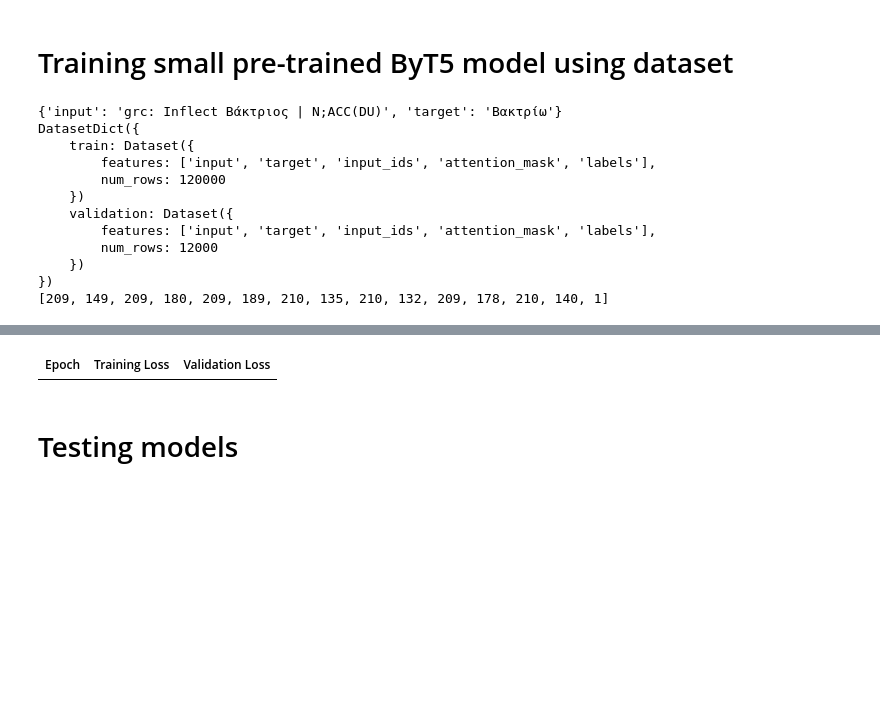
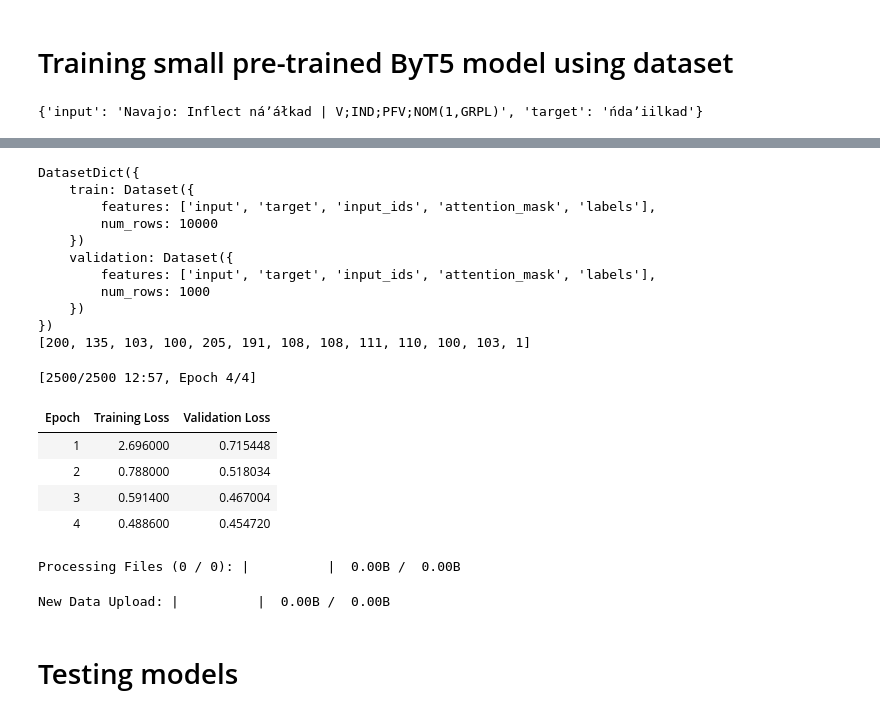
Before and after one commit to livles/morphological-inflection, a Jupyter notebook: ByT5/fine-tuning.ipynb, the cells around one changed output, grey strips where cells are left out. Drawn from its saved outputs; the diff is of its cells as text; code cells hidden in the pictures; blank space fills up the shorter version.

```diff
--- a/ByT5/fine-tuning.ipynb
+++ b/ByT5/fine-tuning.ipynb
@@ -45,6 +45,8 @@ LANGS = ["mul_2","amh","pol","ote"]
 LANGS = ["mul_2","amh","pol","ote"]
 LANGS = ["mul-language-code","mul-language-word"]
 LANGS = ["mul-language-code"]
+LANGS = ["5lang-sample"]
+
 
 PATH_JSON_DATA = "../preprocessing/preprocessing_to_json/data/"
 
@@ -165,15 +167,4 @@ for lang in LANGS:
     trainer.train()
     trainer.push_to_hub()
 # %% [output]
-{'input': 'grc: Inflect Βάκτριος | N;ACC(DU)', 'target': 'Βακτρίω'}
-DatasetDict({
-    train: Dataset({
-        features: ['input', 'target', 'input_ids', 'attention_mask', 'labels'],
-        num_rows: 120000
-    })
-    validation: Dataset({
-        features: ['input', 'target', 'input_ids', 'attention_mask', 'labels'],
-        num_rows: 12000
-    })
-})
-[209, 149, 209, 180, 209, 189, 210, 135, 210, 132, 209, 178, 210, 140, 1]
+{'input': 'Navajo: Inflect náʼáłkad | V;IND;PFV;NOM(1,GRPL)', 'target': 'ńdaʼiilkad'}
@@ -181,4 +173,22 @@ DatasetDict({
+DatasetDict({
+    train: Dataset({
+        features: ['input', 'target', 'input_ids', 'attention_mask', 'labels'],
+        num_rows: 10000
+    })
+    validation: Dataset({
+        features: ['input', 'target', 'input_ids', 'attention_mask', 'labels'],
+        num_rows: 1000
+    })
+})
+[200, 135, 103, 100, 205, 191, 108, 108, 111, 110, 100, 103, 1]
+[2500/2500 12:57, Epoch 4/4]
 | Epoch | Training Loss | Validation Loss |
+| 1 | 2.696000 | 0.715448 |
+| 2 | 0.788000 | 0.518034 |
+| 3 | 0.591400 | 0.467004 |
+| 4 | 0.488600 | 0.454720 |
+Processing Files (0 / 0): |          |  0.00B /  0.00B
+New Data Upload: |          |  0.00B /  0.00B
 # %% [markdown]
 # Testing models
 # %%
```
Also changed, not shown: parts of 3 cells of this notebook, 11 other files.
